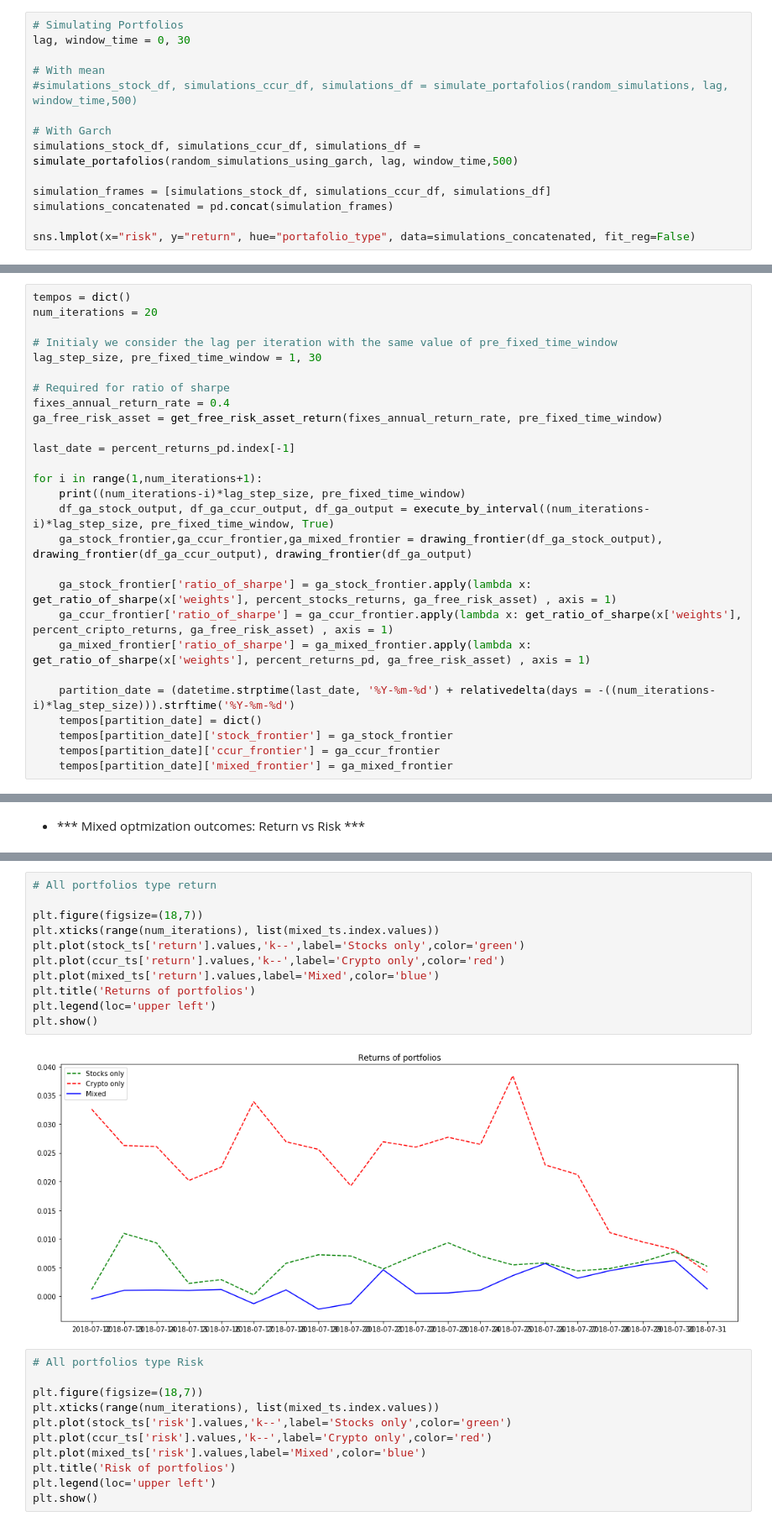
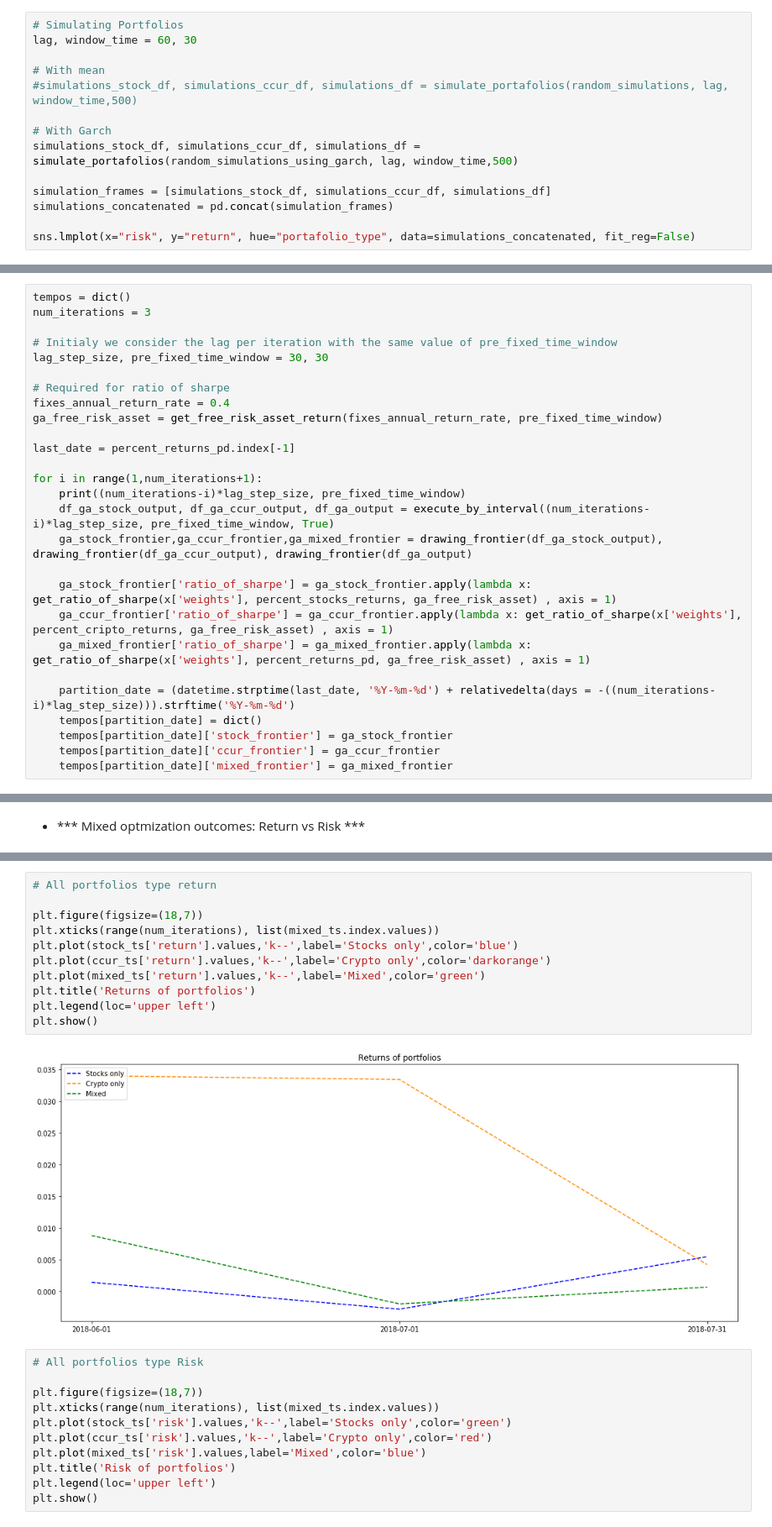
Before and after one commit to pablocs1288/markowitz_the_wizard, a Jupyter notebook: Implementation.ipynb, the cells around one changed output, grey strips where cells are left out. Shown at 84% size. Saved outputs shown, nothing was run; the diff lists cells and outputs as text.

```diff
--- a/Implementation.ipynb
+++ b/Implementation.ipynb
@@ -721,7 +721,7 @@ def simulate_portafolios(function, lag = 0, window_time = 60, n = 1000):
     return simulations_stock_df, simulations_ccur_df, simulations_df
 # %%
 # Simulating Portfolios
-lag, window_time = 0, 30
+lag, window_time = 60, 30
 
 # With mean
 #simulations_stock_df, simulations_ccur_df, simulations_df = simulate_portafolios(random_simulations, lag, window_time,500)
@@ -1163,10 +1163,10 @@ Once the optmization model is explained, the goal goes towards evaluate the prot
 ** GA displacing time_window: ** It seeks to evaluate temporal behaviour considering a prefixed time_window displacing lags
 # %%
 tempos = dict()
-num_iterations = 20
+num_iterations = 3
 
 # Initialy we consider the lag per iteration with the same value of pre_fixed_time_window
-lag_step_size, pre_fixed_time_window = 1, 30
+lag_step_size, pre_fixed_time_window = 30, 30
 
 # Required for ratio of sharpe
 fixes_annual_return_rate = 0.4
@@ -1440,16 +1440,16 @@ plt.show()
 # %%
 # All portfolios type return
 
 plt.figure(figsize=(18,7))
 plt.xticks(range(num_iterations), list(mixed_ts.index.values))
-plt.plot(stock_ts['return'].values,'k--',label='Stocks only',color='green')
-plt.plot(ccur_ts['return'].values,'k--',label='Crypto only',color='red')
-plt.plot(mixed_ts['return'].values,label='Mixed',color='blue')
+plt.plot(stock_ts['return'].values,'k--',label='Stocks only',color='blue')
+plt.plot(ccur_ts['return'].values,'k--',label='Crypto only',color='darkorange')
+plt.plot(mixed_ts['return'].values,'k--',label='Mixed',color='green')
 plt.title('Returns of portfolios')
 plt.legend(loc='upper left')
 plt.show()
 # %% [output]
-[figure, old version]
+[figure, new version]
 # %%
 # All portfolios type Risk
 
```
Also changed, not shown: parts of 8 cells of this notebook, 7 other files.
